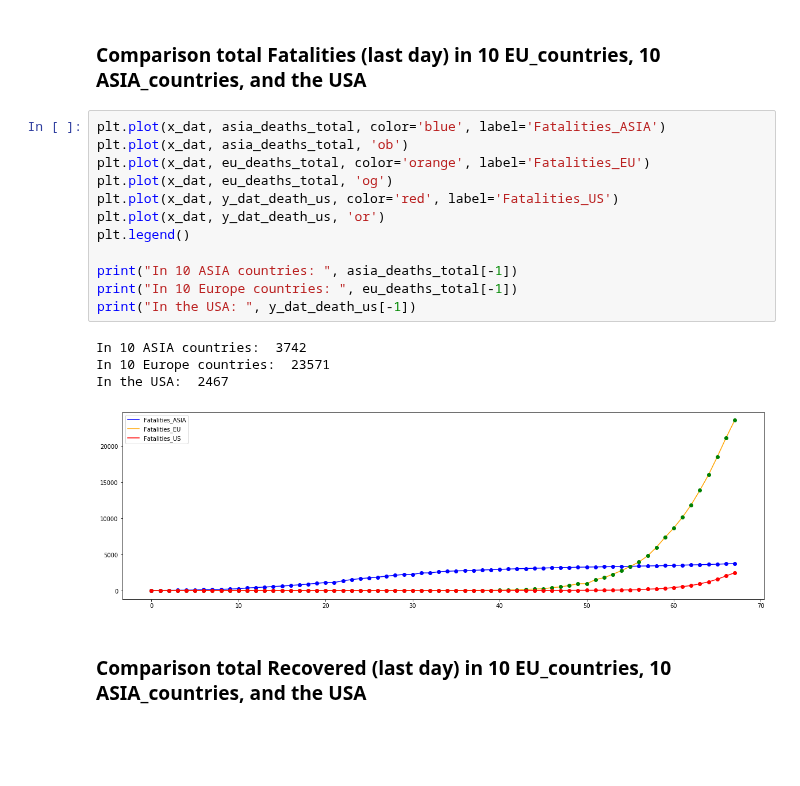
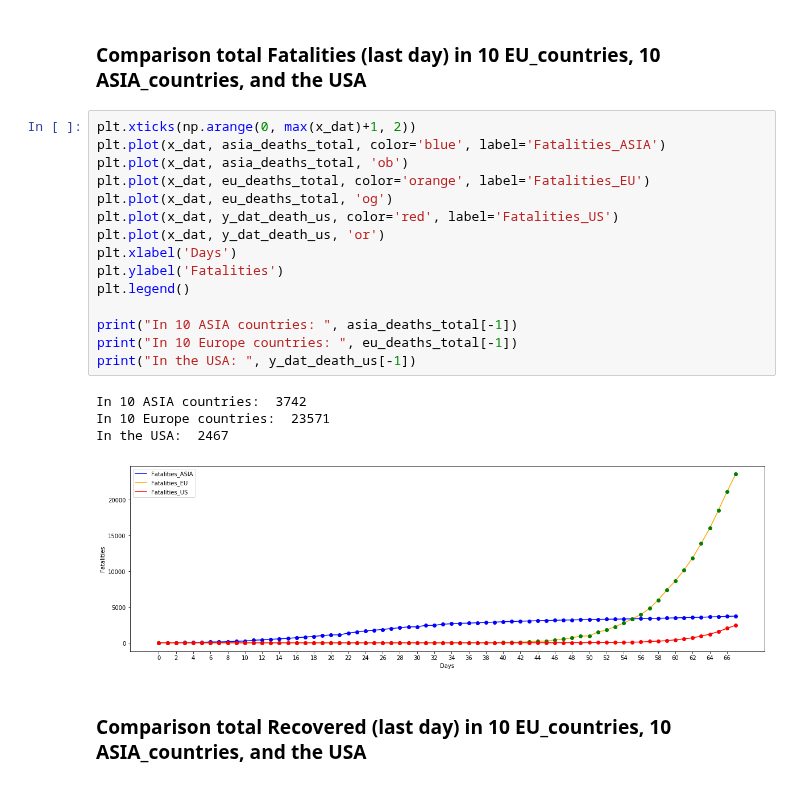
Before and after one commit to lphan/ML-Practices, a Jupyter notebook: 18_Covid-19/18_Covid-19_eu_asia.ipynb, the cells around one changed output. Cells and saved outputs as stored; diff of their text form; blank space fills up the shorter version.

```diff
--- a/18_Covid-19/18_Covid-19_eu_asia.ipynb
+++ b/18_Covid-19/18_Covid-19_eu_asia.ipynb
@@ -57,22 +60,25 @@ In the USA:  140886
 # %% [markdown]
 ### Comparison total Fatalities (last day) in 10 EU_countries, 10 ASIA_countries, and the USA
 # %%
+plt.xticks(np.arange(0, max(x_dat)+1, 2))
 plt.plot(x_dat, asia_deaths_total, color='blue', label='Fatalities_ASIA')
 plt.plot(x_dat, asia_deaths_total, 'ob')
 plt.plot(x_dat, eu_deaths_total, color='orange', label='Fatalities_EU')
 plt.plot(x_dat, eu_deaths_total, 'og')
 plt.plot(x_dat, y_dat_death_us, color='red', label='Fatalities_US')
 plt.plot(x_dat, y_dat_death_us, 'or')
+plt.xlabel('Days')
+plt.ylabel('Fatalities')
 plt.legend()
 
 print("In 10 ASIA countries: ", asia_deaths_total[-1])
 print("In 10 Europe countries: ", eu_deaths_total[-1])
 print("In the USA: ", y_dat_death_us[-1])
 # %% [output]
 In 10 ASIA countries:  3742
 In 10 Europe countries:  23571
 In the USA:  2467
-[figure, old version]
+[figure, new version]
 # %% [markdown]
 ### Comparison total Recovered (last day) in 10 EU_countries, 10 ASIA_countries, and the USA
 # %%
```
Also changed, not shown: parts of 2 cells of this notebook, 2 other files.
